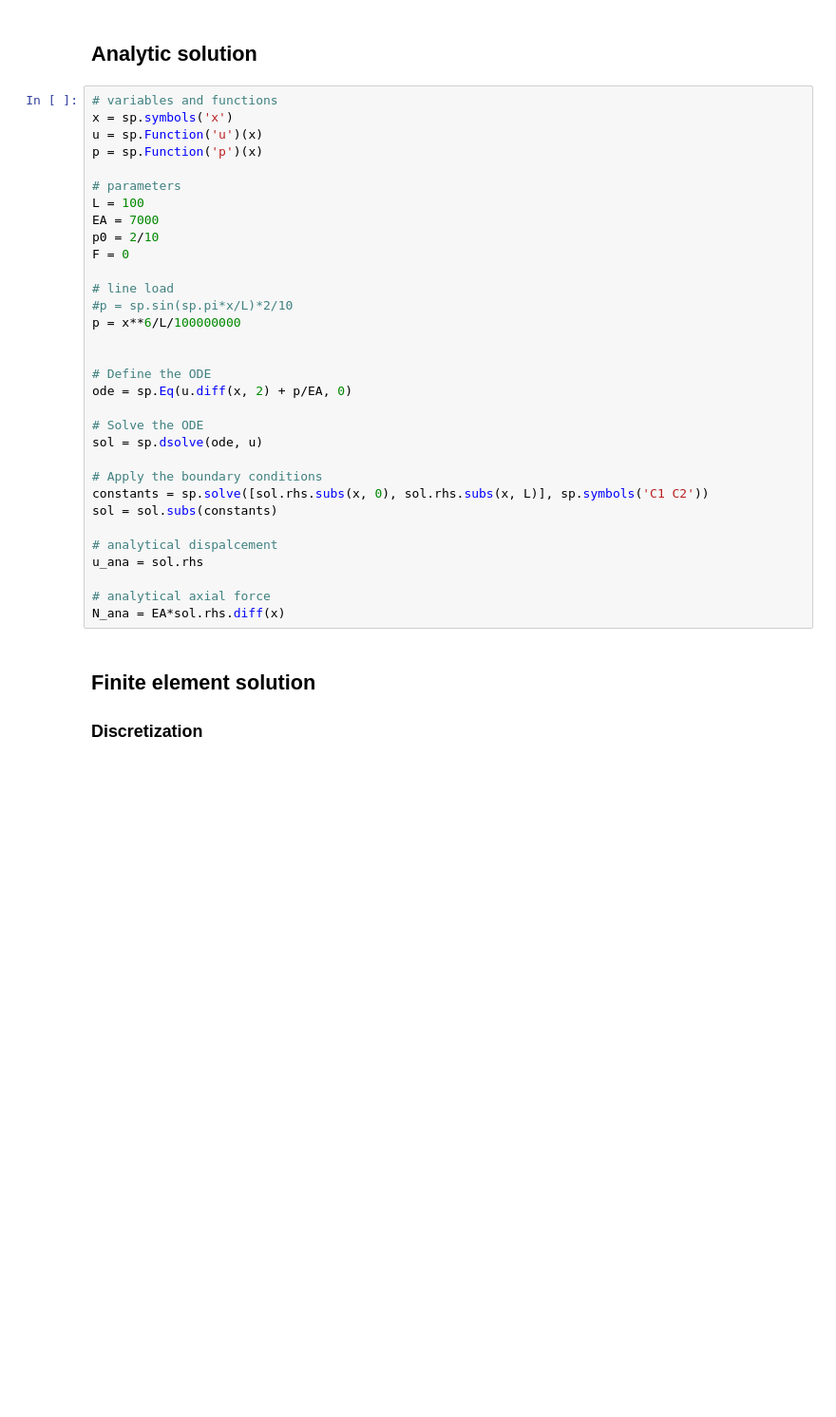
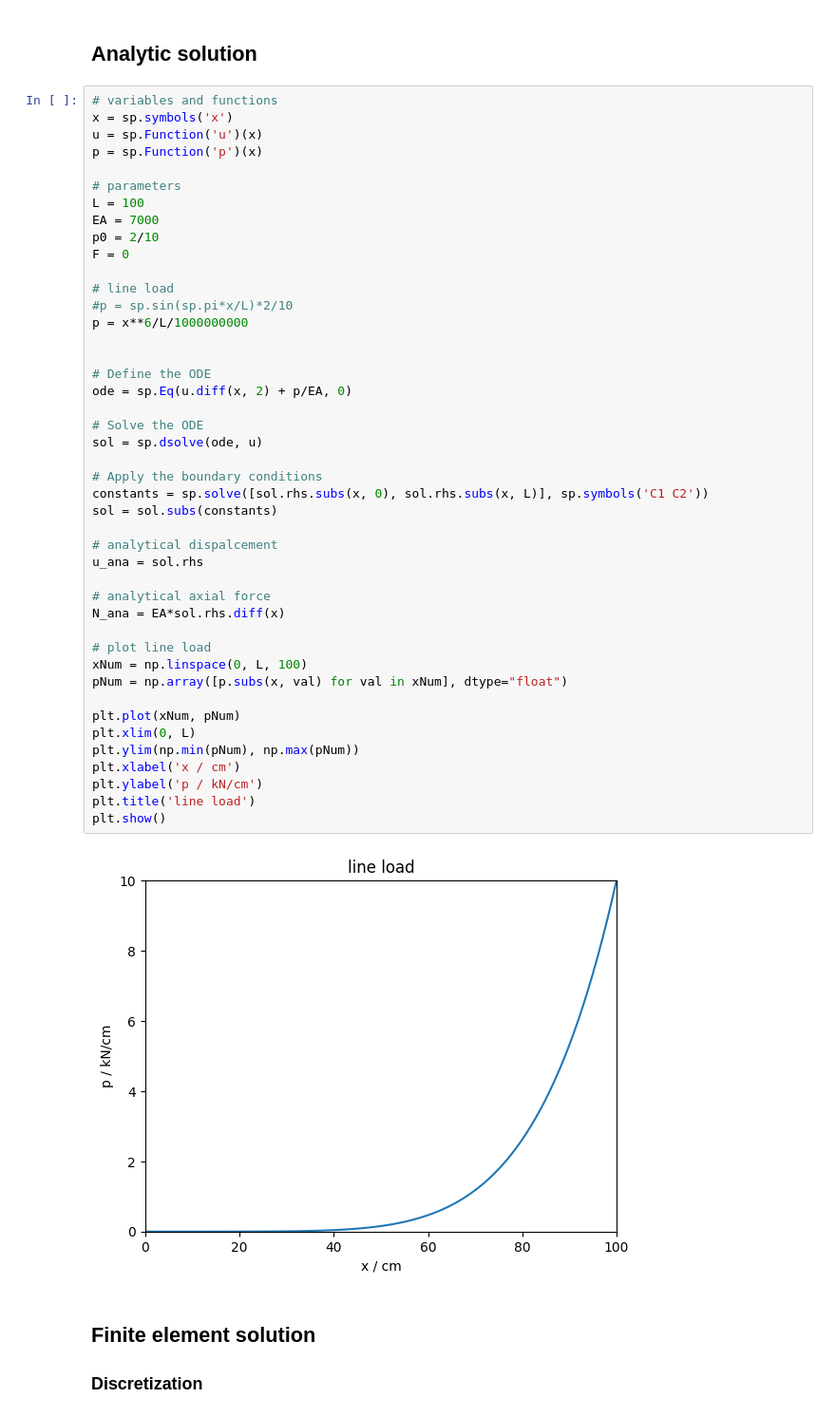
Before and after one commit to SDL-MCI/FEM1D_Exercises, a Jupyter notebook: Analytic_vs_FEM.ipynb, the cells around one changed output. Shown at 95% size. Drawn from its saved outputs; the diff is of its cells as text; blank space fills up the shorter version.

Commit message:
Added plot for line load in analytical example

```diff
--- a/Analytic_vs_FEM.ipynb
+++ b/Analytic_vs_FEM.ipynb
@@ -13,34 +13,48 @@ from fjFEM1D_lib import post_proc
 # variables and functions
 x = sp.symbols('x')
 u = sp.Function('u')(x)
 p = sp.Function('p')(x)
 
 # parameters
 L = 100
 EA = 7000
 p0 = 2/10
 F = 0
 
 # line load
 #p = sp.sin(sp.pi*x/L)*2/10
-p = x**6/L/100000000
+p = x**6/L/1000000000
 
 
 # Define the ODE
 ode = sp.Eq(u.diff(x, 2) + p/EA, 0)
 
 # Solve the ODE
 sol = sp.dsolve(ode, u)
 
 # Apply the boundary conditions
 constants = sp.solve([sol.rhs.subs(x, 0), sol.rhs.subs(x, L)], sp.symbols('C1 C2'))
 sol = sol.subs(constants)
 
 # analytical dispalcement
 u_ana = sol.rhs
 
 # analytical axial force
 N_ana = EA*sol.rhs.diff(x)
+
+# plot line load
+xNum = np.linspace(0, L, 100)
+pNum = np.array([p.subs(x, val) for val in xNum], dtype="float")
+
+plt.plot(xNum, pNum)
+plt.xlim(0, L)
+plt.ylim(np.min(pNum), np.max(pNum))
+plt.xlabel('x / cm')
+plt.ylabel('p / kN/cm')
+plt.title('line load')
+plt.show()
+# %% [output]
+[figure, added]
 # %% [markdown]
 ## Finite element solution
 ### Discretization
```
